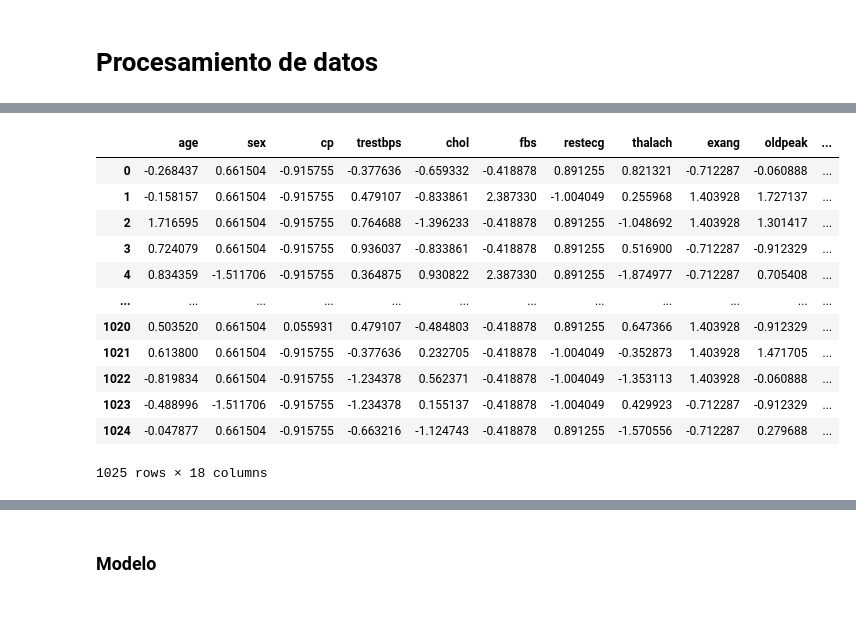
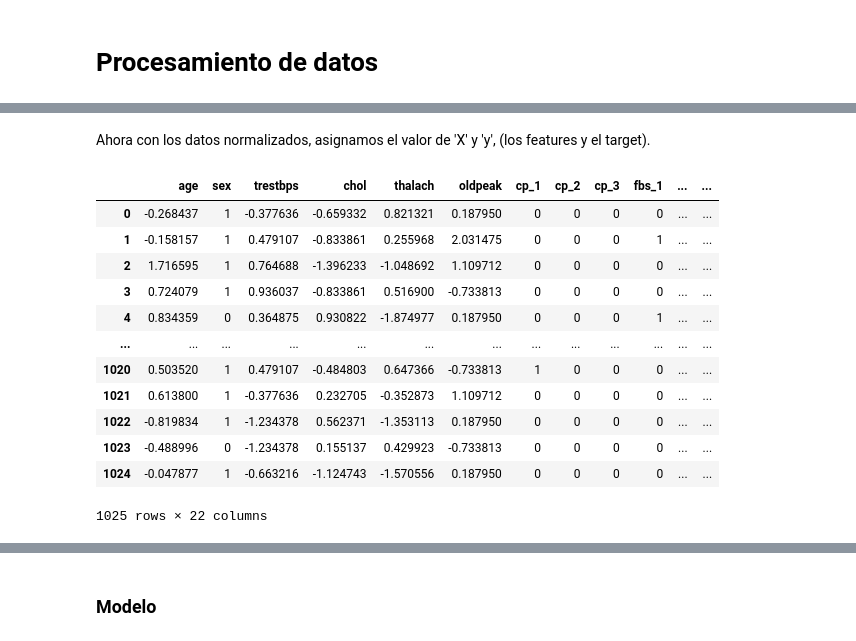
Before and after one commit to EstebanGomezVal/iteso-data-analytics, a Jupyter notebook: notebooks/proyecto.ipynb, the cells around one changed output, grey strips where cells are left out. Cells and saved outputs as stored; diff of their text form; code cells hidden in the pictures; blank space fills up the shorter version.

```diff
--- a/notebooks/proyecto.ipynb
+++ b/notebooks/proyecto.ipynb
@@ -622,0 +595,5 @@ df_encoded
+# %%
+col_categ = ['cp', 'fbs', 'restecg', 'exang', 'slope', 'ca', 'thal']
+# %%
+df = pd.get_dummies(df, columns = col_categ, drop_first = True).astype(int)
+df
@@ -622,0 +616,7 @@ df_encoded
+# %%
+col_num = ['age', 'trestbps', 'chol', 'thalach', 'oldpeak']
+# %%
+SS = StandardScaler()
+
+df[col_num] = SS.fit_transform(df[col_num])
+df
@@ -623,20 +637,22 @@ df_encoded
+# %% [markdown]
+Ahora con los datos normalizados, asignamos el valor de 'X' y 'y', (los features y el target).
 # %%
-X = df_encoded.drop('target', axis = 1)
+X = df.drop('target', axis = 1)
 X
 # %% [output]
-|  | age | sex | cp | trestbps | chol | fbs | restecg | thalach | exang | oldpeak | ... |
-| 0 | -0.268437 | 0.661504 | -0.915755 | -0.377636 | -0.659332 | -0.418878 | 0.891255 | 0.821321 | -0.712287 | -0.060888 | ... |
-| 1 | -0.158157 | 0.661504 | -0.915755 | 0.479107 | -0.833861 | 2.387330 | -1.004049 | 0.255968 | 1.403928 | 1.727137 | ... |
-| 2 | 1.716595 | 0.661504 | -0.915755 | 0.764688 | -1.396233 | -0.418878 | 0.891255 | -1.048692 | 1.403928 | 1.301417 | ... |
-| 3 | 0.724079 | 0.661504 | -0.915755 | 0.936037 | -0.833861 | -0.418878 | 0.891255 | 0.516900 | -0.712287 | -0.912329 | ... |
-| 4 | 0.834359 | -1.511706 | -0.915755 | 0.364875 | 0.930822 | 2.387330 | 0.891255 | -1.874977 | -0.712287 | 0.705408 | ... |
-| ... | ... | ... | ... | ... | ... | ... | ... | ... | ... | ... | ... |
-| 1020 | 0.503520 | 0.661504 | 0.055931 | 0.479107 | -0.484803 | -0.418878 | 0.891255 | 0.647366 | 1.403928 | -0.912329 | ... |
-| 1021 | 0.613800 | 0.661504 | -0.915755 | -0.377636 | 0.232705 | -0.418878 | -1.004049 | -0.352873 | 1.403928 | 1.471705 | ... |
-| 1022 | -0.819834 | 0.661504 | -0.915755 | -1.234378 | 0.562371 | -0.418878 | -1.004049 | -1.353113 | 1.403928 | -0.060888 | ... |
-| 1023 | -0.488996 | -1.511706 | -0.915755 | -1.234378 | 0.155137 | -0.418878 | -1.004049 | 0.429923 | -0.712287 | -0.912329 | ... |
-| 1024 | -0.047877 | 0.661504 | -0.915755 | -0.663216 | -1.124743 | -0.418878 | 0.891255 | -1.570556 | -0.712287 | 0.279688 | ... |
+|  | age | sex | trestbps | chol | thalach | oldpeak | cp_1 | cp_2 | cp_3 | fbs_1 | ... | ... |
+| 0 | -0.268437 | 1 | -0.377636 | -0.659332 | 0.821321 | 0.187950 | 0 | 0 | 0 | 0 | ... | ... |
+| 1 | -0.158157 | 1 | 0.479107 | -0.833861 | 0.255968 | 2.031475 | 0 | 0 | 0 | 1 | ... | ... |
+| 2 | 1.716595 | 1 | 0.764688 | -1.396233 | -1.048692 | 1.109712 | 0 | 0 | 0 | 0 | ... | ... |
+| 3 | 0.724079 | 1 | 0.936037 | -0.833861 | 0.516900 | -0.733813 | 0 | 0 | 0 | 0 | ... | ... |
+| 4 | 0.834359 | 0 | 0.364875 | 0.930822 | -1.874977 | 0.187950 | 0 | 0 | 0 | 1 | ... | ... |
+| ... | ... | ... | ... | ... | ... | ... | ... | ... | ... | ... | ... | ... |
+| 1020 | 0.503520 | 1 | 0.479107 | -0.484803 | 0.647366 | -0.733813 | 1 | 0 | 0 | 0 | ... | ... |
+| 1021 | 0.613800 | 1 | -0.377636 | 0.232705 | -0.352873 | 1.109712 | 0 | 0 | 0 | 0 | ... | ... |
+| 1022 | -0.819834 | 1 | -1.234378 | 0.562371 | -1.353113 | 0.187950 | 0 | 0 | 0 | 0 | ... | ... |
+| 1023 | -0.488996 | 0 | -1.234378 | 0.155137 | 0.429923 | -0.733813 | 0 | 0 | 0 | 0 | ... | ... |
+| 1024 | -0.047877 | 1 | -0.663216 | -1.124743 | -1.570556 | 0.187950 | 0 | 0 | 0 | 0 | ... | ... |
-1025 rows × 18 columns
+1025 rows × 22 columns
 # %%
 y = df['target']
 y
```
Also changed, not shown: parts of 33 cells of this notebook, 1 other file.
